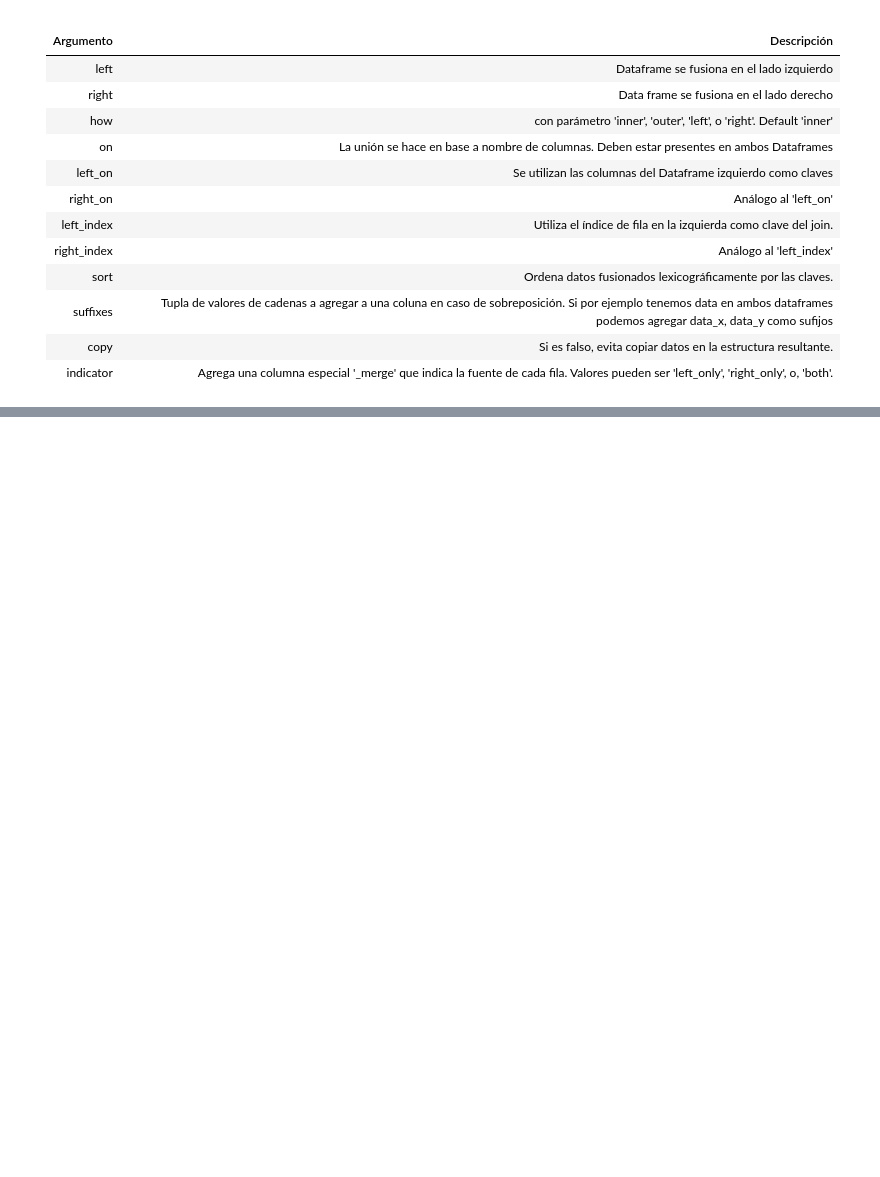
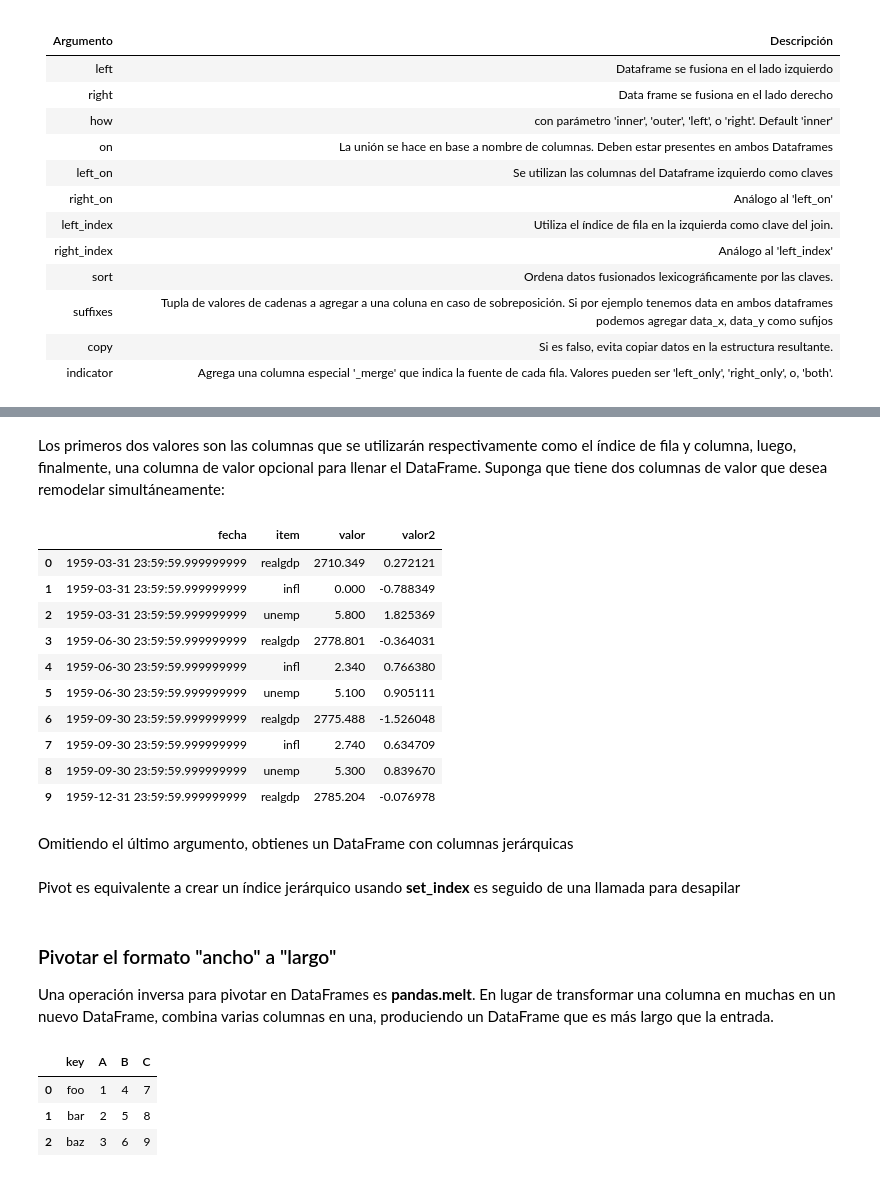
Before and after one commit to ri1965/DataScience, a Jupyter notebook: 6.Gestion_de_datos/Gestion_de_datos.ipynb, the cells around one changed output, grey strips where cells are left out. Cells and saved outputs as stored; diff of their text form; code cells hidden in the pictures; blank space fills up the shorter version.

```diff
--- a/6.Gestion_de_datos/Gestion_de_datos.ipynb
+++ b/6.Gestion_de_datos/Gestion_de_datos.ipynb
@@ -152,0 +446,14 @@ indicator|Agrega una columna especial '_merge' que indica la fuente de cada fila
+# %%
+periodos = pd.PeriodIndex(year=data.year, quarter=data.quarter,
+                         name='fecha')
+
+'''
+El método PeriodIndex combina las columnas de año y trimestre
+para crear un tipo de intervalo de tiempo.
+
+'''
+
+columnas = pd.Index(['realgdp', 'infl', 'unemp'], name='item')
+data = data.reindex(columns=columnas)
+data.index = periodos.to_timestamp('D', 'end')
+ldata = data.stack().reset_index().rename(columns={0: 'valor'})
@@ -152,0 +496,19 @@ indicator|Agrega una columna especial '_merge' que indica la fuente de cada fila
+# %% [markdown]
+Los primeros dos valores son las columnas que se utilizarán respectivamente como el índice de fila y columna, luego, finalmente, una columna de valor opcional para llenar el DataFrame. Suponga que tiene dos columnas de valor que desea remodelar simultáneamente:
+# %%
+ldata['valor2'] = np.random.randn(len(ldata))
+ldata[:10]
+# %% [output]
+|  | fecha | item | valor | valor2 |
+| 0 | 1959-03-31 23:59:59.999999999 | realgdp | 2710.349 | 0.272121 |
+| 1 | 1959-03-31 23:59:59.999999999 | infl | 0.000 | -0.788349 |
+| 2 | 1959-03-31 23:59:59.999999999 | unemp | 5.800 | 1.825369 |
+| 3 | 1959-06-30 23:59:59.999999999 | realgdp | 2778.801 | -0.364031 |
+| 4 | 1959-06-30 23:59:59.999999999 | infl | 2.340 | 0.766380 |
+| 5 | 1959-06-30 23:59:59.999999999 | unemp | 5.100 | 0.905111 |
+| 6 | 1959-09-30 23:59:59.999999999 | realgdp | 2775.488 | -1.526048 |
+| 7 | 1959-09-30 23:59:59.999999999 | infl | 2.740 | 0.634709 |
+| 8 | 1959-09-30 23:59:59.999999999 | unemp | 5.300 | 0.839670 |
+| 9 | 1959-12-31 23:59:59.999999999 | realgdp | 2785.204 | -0.076978 |
+# %% [markdown]
+Omitiendo el último argumento, obtienes un DataFrame con columnas jerárquicas
@@ -152,0 +520,2 @@ indicator|Agrega una columna especial '_merge' que indica la fuente de cada fila
+# %% [markdown]
+Pivot es equivalente a crear un índice jerárquico usando **set_index** es seguido de una llamada para desapilar
@@ -152,0 +525,15 @@ indicator|Agrega una columna especial '_merge' que indica la fuente de cada fila
+# %% [markdown]
+### Pivotar el formato "ancho" a "largo"
+
+Una operación inversa para pivotar en DataFrames es **pandas.melt**. En lugar de transformar una columna en muchas en un nuevo DataFrame, combina varias columnas en una, produciendo un DataFrame que es más largo que la entrada.
+# %%
+df = pd.DataFrame({'key': ['foo', 'bar', 'baz'],
+                   'A': [1, 2, 3],
+                   'B': [4, 5, 6],
+                   'C': [7, 8, 9]})
+df
+# %% [output]
+|  | key | A | B | C |
+| 0 | foo | 1 | 4 | 7 |
+| 1 | bar | 2 | 5 | 8 |
+| 2 | baz | 3 | 6 | 9 |
```
Also changed, not shown: parts of 59 cells of this notebook.
